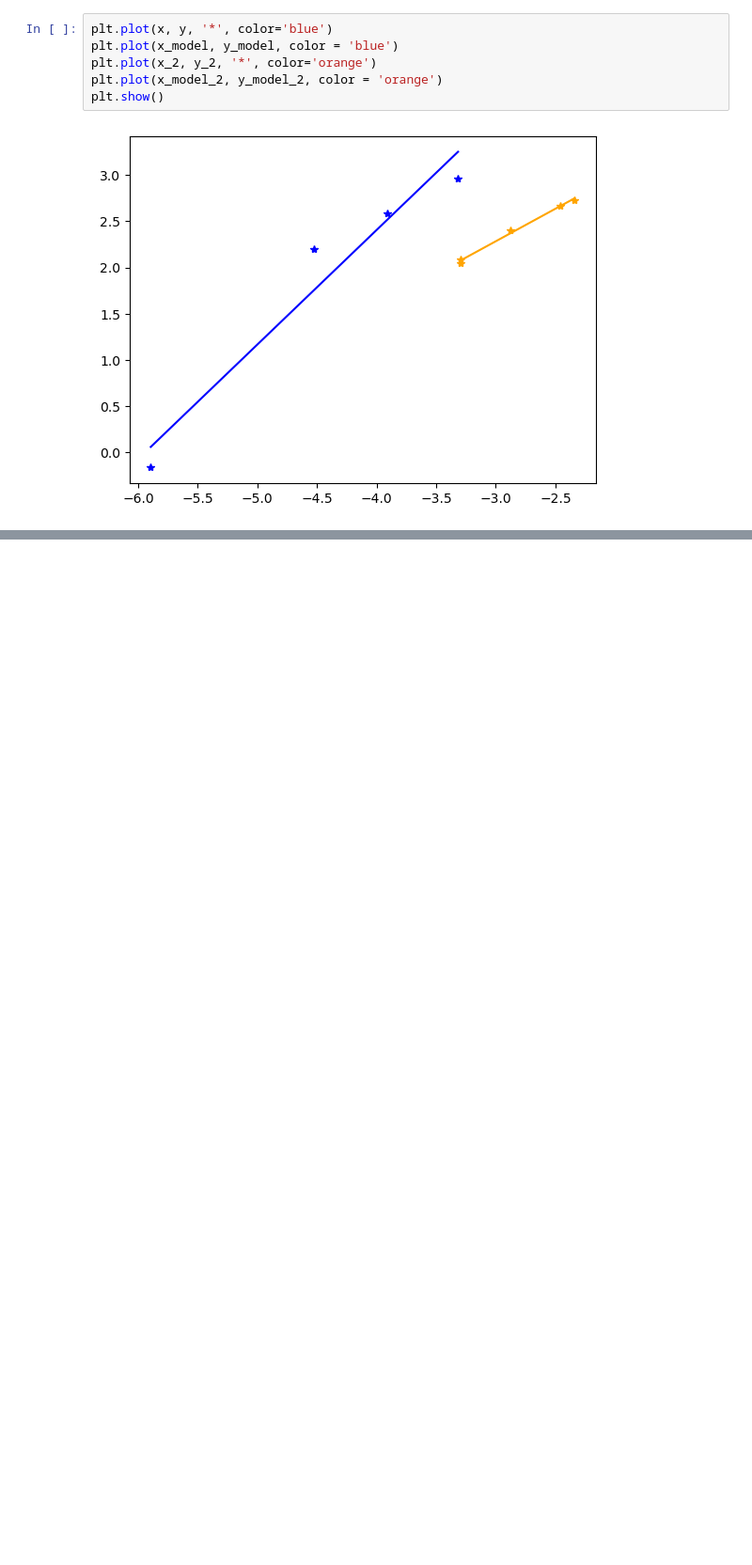
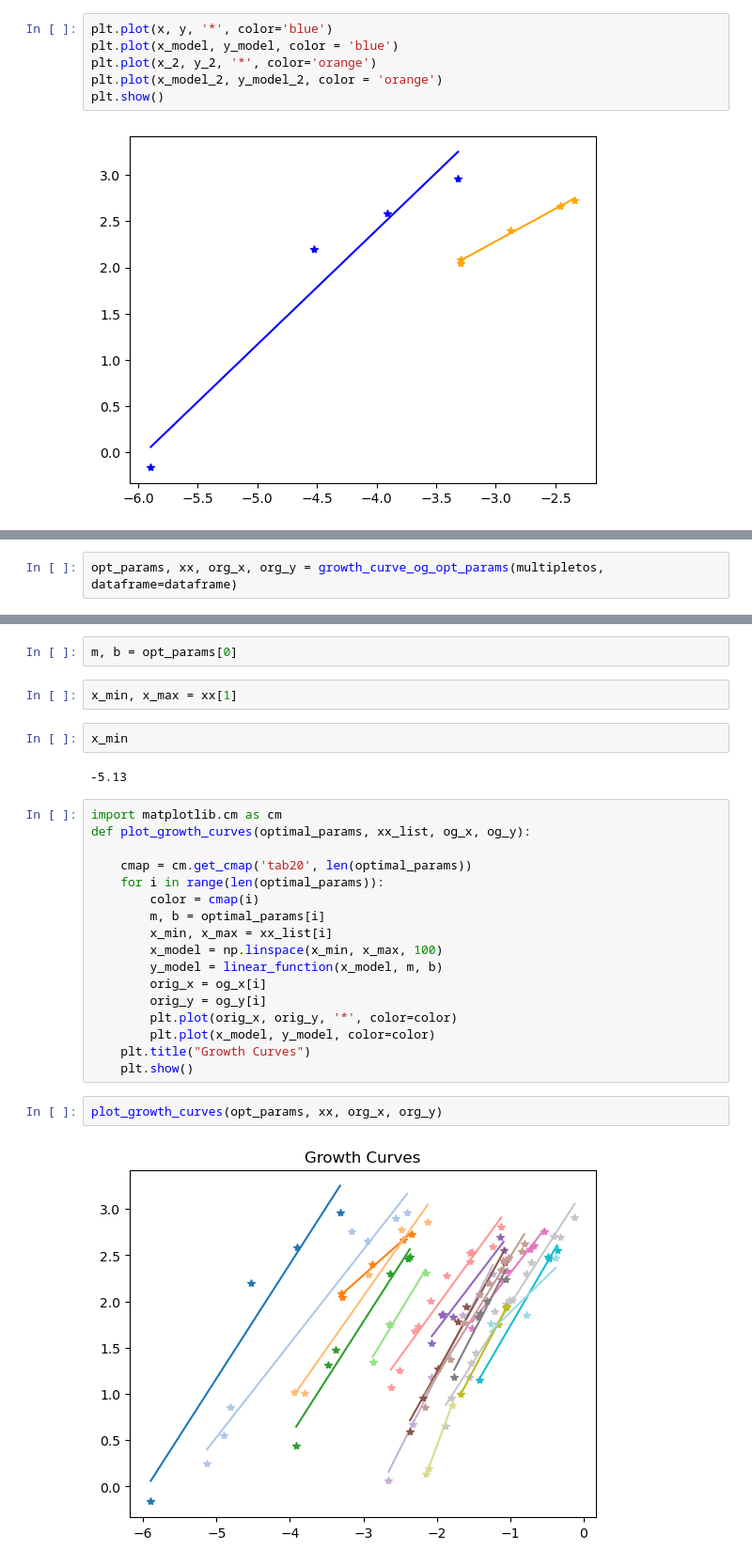
Before and after one commit to rodribro/Computational_Astronomy, a Jupyter notebook: classes/07_rot_velocity.ipynb, the cells around one changed output, grey strips where cells are left out. Shown at 94% size. Drawn from its saved outputs; the diff is of its cells as text; blank space fills up the shorter version.

Commit message:
Growth curves

```diff
--- a/classes/07_rot_velocity.ipynb
+++ b/classes/07_rot_velocity.ipynb
@@ -125,0 +153,2 @@ plt.show()
+# %%
+opt_params, xx, org_x, org_y = growth_curve_og_opt_params(multipletos, dataframe=dataframe)
@@ -125,0 +176,29 @@ plt.show()
+# %%
+m, b = opt_params[0]
+# %%
+x_min, x_max = xx[1]
+# %%
+x_min
+# %% [output]
+-5.13
+# %%
+import matplotlib.cm as cm
+def plot_growth_curves(optimal_params, xx_list, og_x, og_y):
+
+    cmap = cm.get_cmap('tab20', len(optimal_params))
+    for i in range(len(optimal_params)):
+        color = cmap(i)
+        m, b = optimal_params[i]
+        x_min, x_max = xx_list[i]
+        x_model = np.linspace(x_min, x_max, 100)
+        y_model = linear_function(x_model, m, b)
+        orig_x = og_x[i]
+        orig_y = og_y[i]
+        plt.plot(orig_x, orig_y, '*', color=color)
+        plt.plot(x_model, y_model, color=color)
+    plt.title("Growth Curves")
+    plt.show()
+# %%
+plot_growth_curves(opt_params, xx, org_x, org_y)
+# %% [output]
+[figure, added]
```
Also changed, not shown: parts of 5 cells of this notebook.
